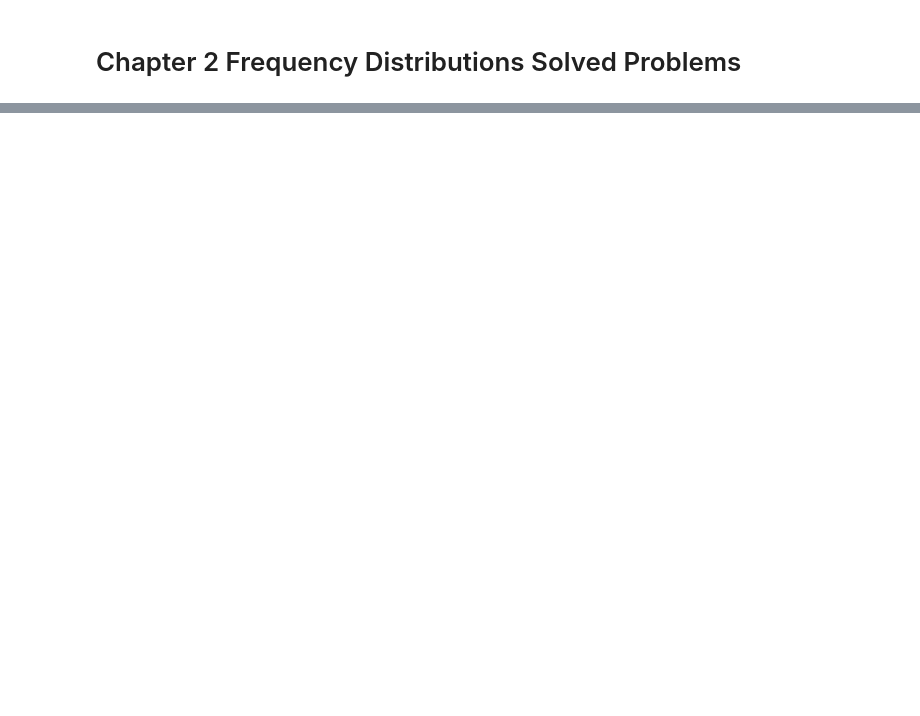
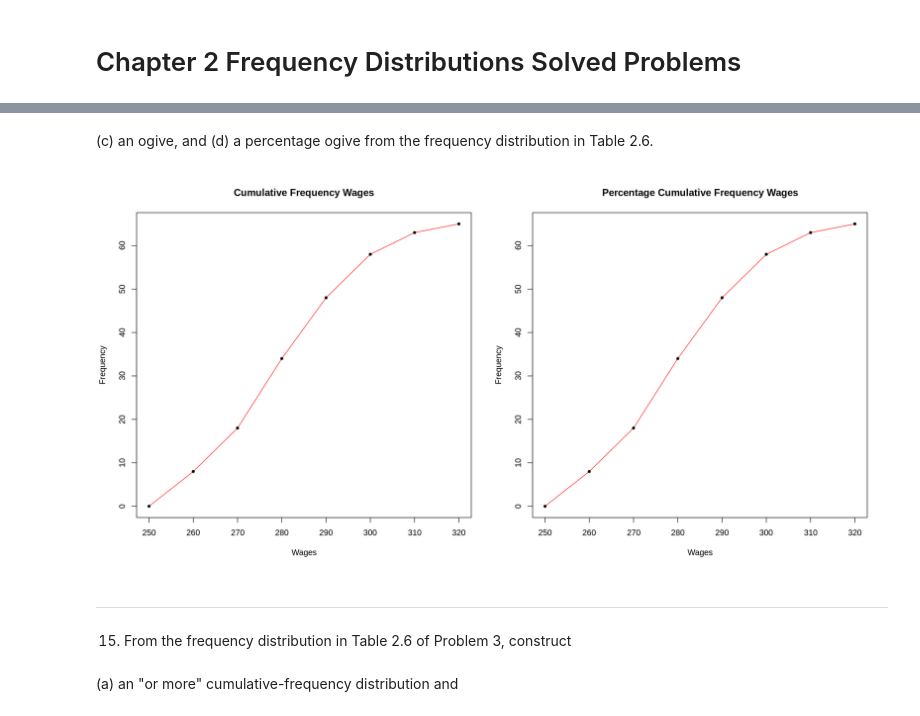
Before and after one commit to jbennett7/Statistics, a Jupyter notebook: Chapter 2 Solved Problems.ipynb, the cells around one changed output, grey strips where cells are left out. Saved outputs shown, nothing was run; the diff lists cells and outputs as text; code cells hidden in the pictures; blank space fills up the shorter version.

Commit message:
Updates for Chapter 2 and adds Problem_2.8.Rdata

```diff
--- a/Chapter 2 Solved Problems.ipynb
+++ b/Chapter 2 Solved Problems.ipynb
@@ -320,0 +549,8 @@ A data.frame: 8 × 3
+# %%
+load("Saves/Table_2.6.Rdata")
+p14.cf.table <- matrix(c(0, cumsum(Table_2.6)), nrow=length(Table_2.6)+1)
+rownames(p14.cf.table) <- c("Less than $250.00", "Less than $260.00", "Less than $270.00", "Less than $280.00", "Less than $290.00",
+                            "Less than $300.00", "Less than $310.00", "Less than $320.00")
+p14.cf.table <- cbind(p14.cf.table, c(0, round(cumsum(Table_2.6)/sum(Table_2.6)*100,1)))
+colnames(p14.cf.table) <- c("Cumulative Frequency", "Percentage Cumulative Distribution")
+p14.cf.table
@@ -320,0 +568,20 @@ A data.frame: 8 × 3
+# %% [markdown]
+(c) an ogive, and (d) a percentage ogive  from the frequency distribution in Table 2.6.
+# %%
+p14.cf.X <- c(250, 260, 270, 280, 290, 300, 310, 320)
+p14.cf.f <- as.vector(p14.cf.table[,1])
+par(mfrow=c(1,2))
+options(repr.plot.width=16, repr.plot.height=8)
+plot(p14.cf.X, p14.cf.f, type="l", col="red", main="Cumulative Frequency Wages", xlab="Wages",ylab="Frequency")
+points(p14.cf.X, p14.cf.f, pch=20)
+plot(p14.cf.X, p14.cf.f, type="l", col="red", main="Percentage Cumulative Frequency Wages", xlab="Wages", ylab="Frequency")
+points(p14.cf.X, p14.cf.f, pch=20)
+options(repr.plot.width=7, repr.plot.height=7)
+# %% [output]
+[figure, added]
+# %% [markdown]
+---
+# %% [markdown]
+15. From the frequency distribution in Table 2.6 of Problem 3, construct
+# %% [markdown]
+(a) an "or more" cumulative-frequency distribution and
```
Also changed, not shown: parts of 176 cells of this notebook, 6 other files.
